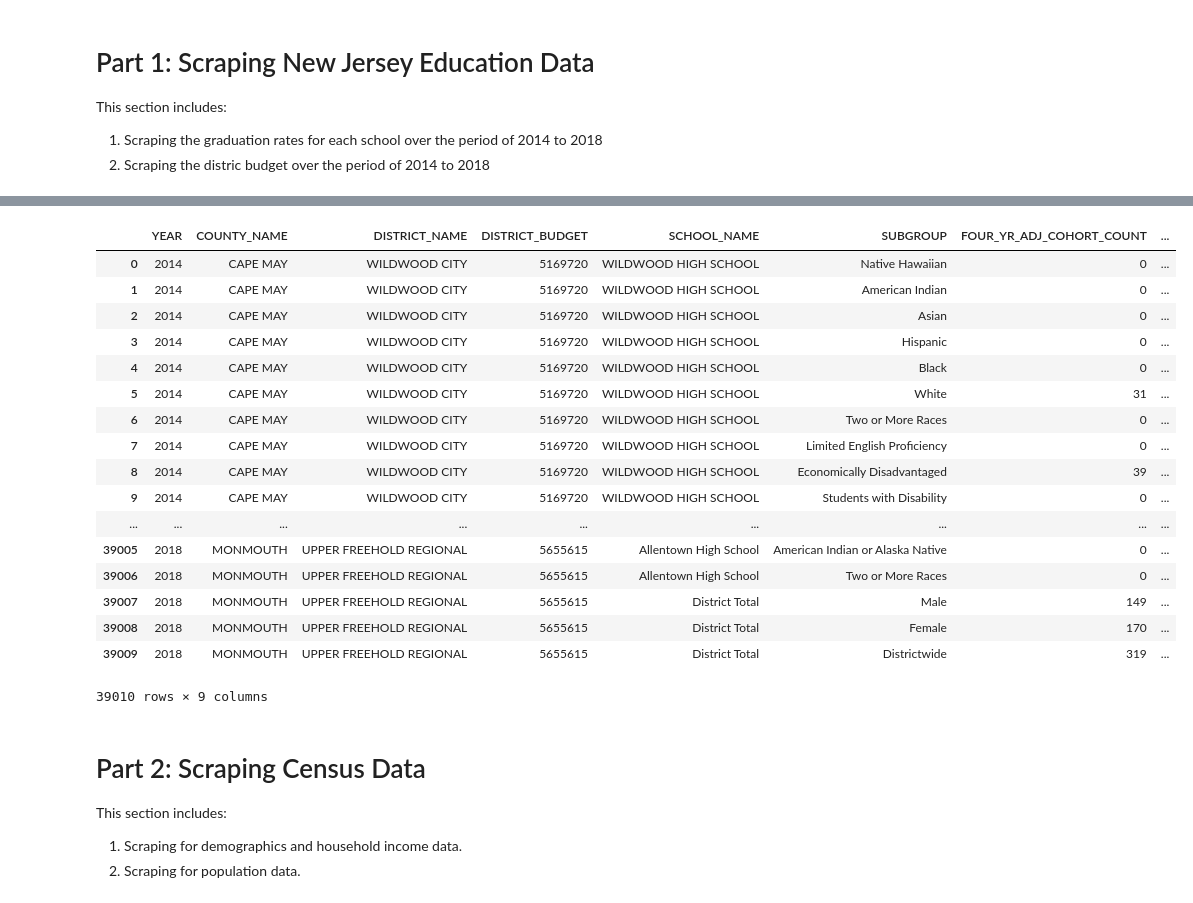
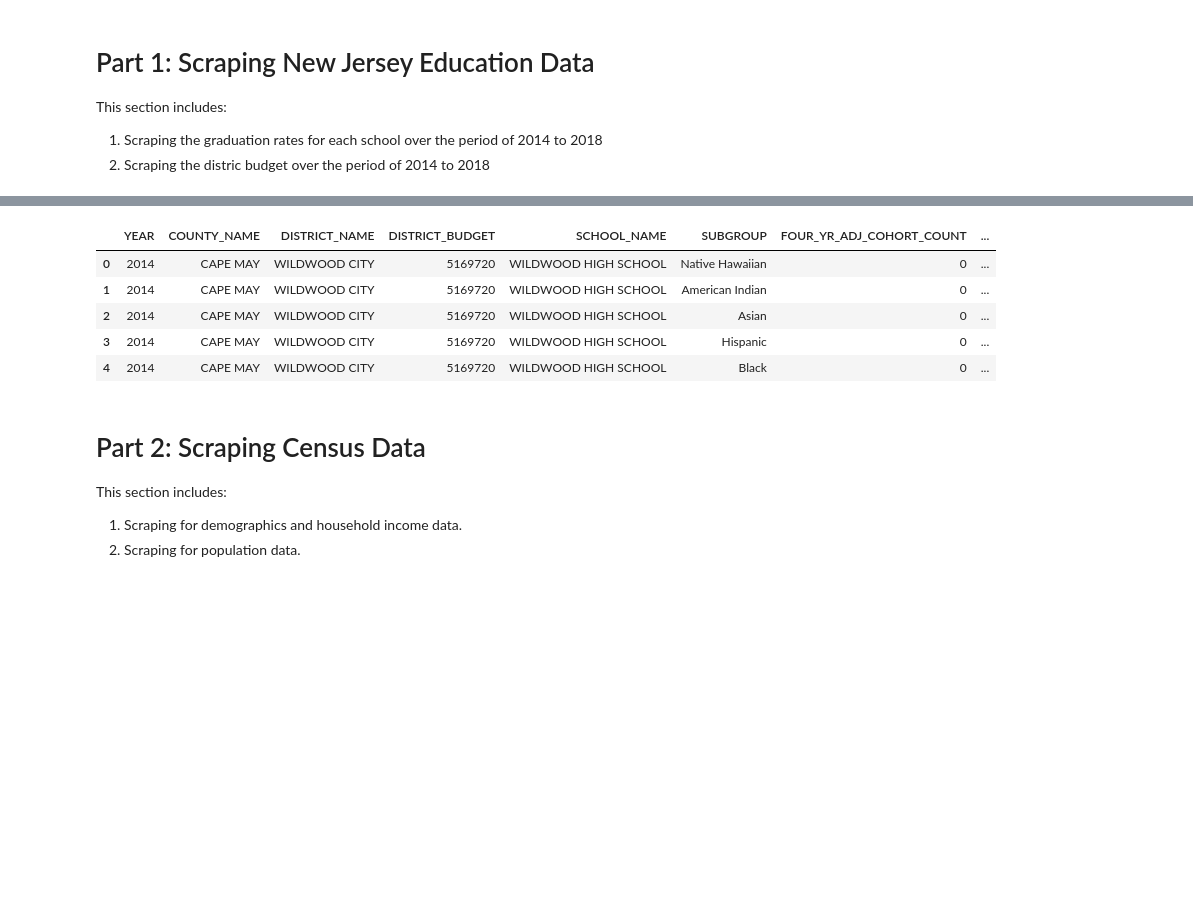
Before and after one commit to ramsun/nj-education, a Jupyter notebook: education_ETL.ipynb, the cells around one changed output, grey strips where cells are left out. Saved outputs shown, nothing was run; the diff lists cells and outputs as text; code cells hidden in the pictures; blank space fills up the shorter version.

```diff
--- a/education_ETL.ipynb
+++ b/education_ETL.ipynb
@@ -130,46 +118,34 @@ for (file, year) in zip(budget_list, years):
     data = file
     # defined variables labels
     budget_label = "district_budget"+ year
     df_label = budget_label +"_df"
 
     # Read data & add to dataframe
     grad_label = pd.read_csv(data)
     df_label = pd.DataFrame(grad_label)
     df_label = df_label.filter(['YEAR','COUNTY_NAME', 'DISTRICT_NAME','TOTAL'])
     df_label = df_label.rename(index=str, columns={"TOTAL": "DISTRICT_BUDGET"})
     sub_budget_list.append(df_label)
 
 budget_df = pd.concat(sub_budget_list, axis=0, ignore_index=True)
 budget_df['YEAR']=budget_df['YEAR'].astype(int)
 budget_df = budget_df.sort_values(by=['YEAR'])
 
 # Merge the dataframe with the budget data and the graduation data
 education_df = pd.merge(budget_df,
                 graduation_df,
                 how='inner',
                 on=['YEAR', 'COUNTY_NAME', 'DISTRICT_NAME'])
 
 # Output to JN
-education_df
+education_df.head()
 # %% [output]
 |  | YEAR | COUNTY_NAME | DISTRICT_NAME | DISTRICT_BUDGET | SCHOOL_NAME | SUBGROUP | FOUR_YR_ADJ_COHORT_COUNT | ... |
 | 0 | 2014 | CAPE MAY | WILDWOOD CITY | 5169720 | WILDWOOD HIGH SCHOOL | Native Hawaiian | 0 | ... |
 | 1 | 2014 | CAPE MAY | WILDWOOD CITY | 5169720 | WILDWOOD HIGH SCHOOL | American Indian | 0 | ... |
 | 2 | 2014 | CAPE MAY | WILDWOOD CITY | 5169720 | WILDWOOD HIGH SCHOOL | Asian | 0 | ... |
 | 3 | 2014 | CAPE MAY | WILDWOOD CITY | 5169720 | WILDWOOD HIGH SCHOOL | Hispanic | 0 | ... |
 | 4 | 2014 | CAPE MAY | WILDWOOD CITY | 5169720 | WILDWOOD HIGH SCHOOL | Black | 0 | ... |
-| 5 | 2014 | CAPE MAY | WILDWOOD CITY | 5169720 | WILDWOOD HIGH SCHOOL | White | 31 | ... |
-| 6 | 2014 | CAPE MAY | WILDWOOD CITY | 5169720 | WILDWOOD HIGH SCHOOL | Two or More Races | 0 | ... |
-| 7 | 2014 | CAPE MAY | WILDWOOD CITY | 5169720 | WILDWOOD HIGH SCHOOL | Limited English Proficiency | 0 | ... |
-| 8 | 2014 | CAPE MAY | WILDWOOD CITY | 5169720 | WILDWOOD HIGH SCHOOL | Economically Disadvantaged | 39 | ... |
-| 9 | 2014 | CAPE MAY | WILDWOOD CITY | 5169720 | WILDWOOD HIGH SCHOOL | Students with Disability | 0 | ... |
-| ... | ... | ... | ... | ... | ... | ... | ... | ... |
-| 39005 | 2018 | MONMOUTH | UPPER FREEHOLD REGIONAL | 5655615 | Allentown High School | American Indian or Alaska Native | 0 | ... |
-| 39006 | 2018 | MONMOUTH | UPPER FREEHOLD REGIONAL | 5655615 | Allentown High School | Two or More Races | 0 | ... |
-| 39007 | 2018 | MONMOUTH | UPPER FREEHOLD REGIONAL | 5655615 | District Total | Male | 149 | ... |
-| 39008 | 2018 | MONMOUTH | UPPER FREEHOLD REGIONAL | 5655615 | District Total | Female | 170 | ... |
-| 39009 | 2018 | MONMOUTH | UPPER FREEHOLD REGIONAL | 5655615 | District Total | Districtwide | 319 | ... |
-39010 rows × 9 columns
 # %% [markdown]
 # Part 2: Scraping Census Data
 This section includes:
```
Also changed, not shown: parts of 3 cells of this notebook.
